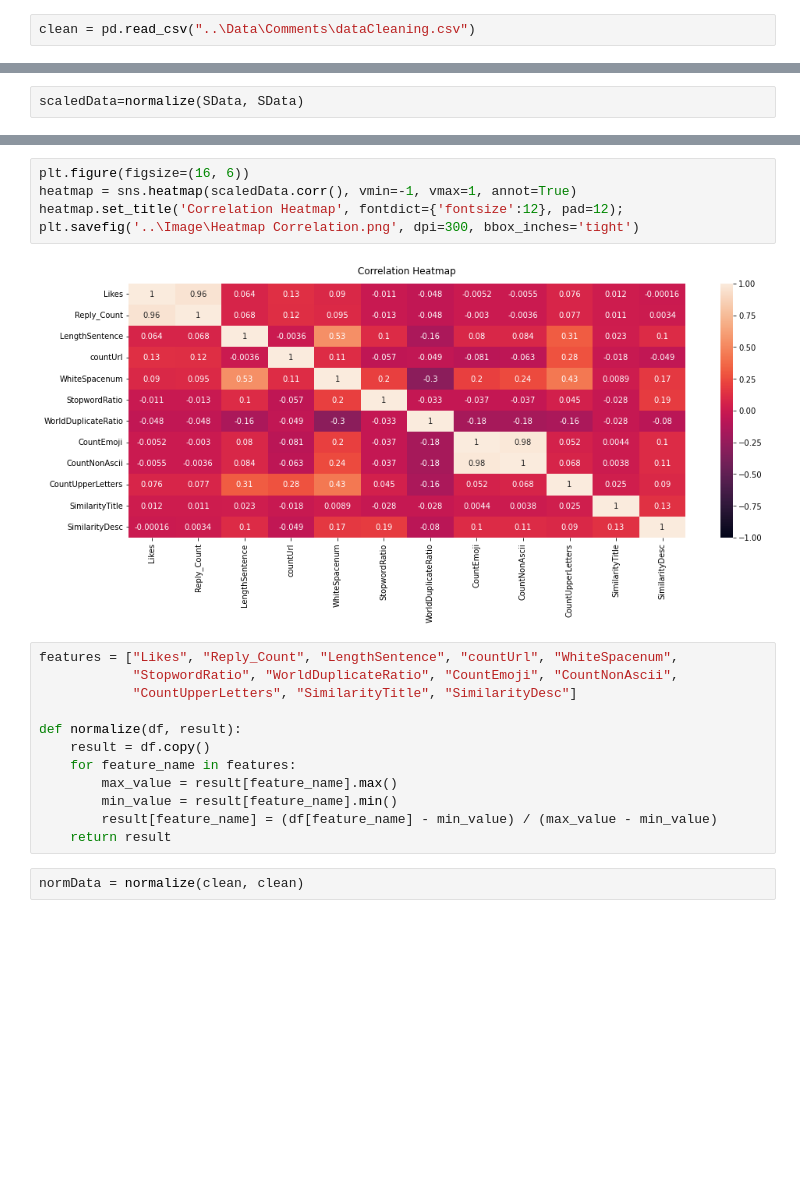
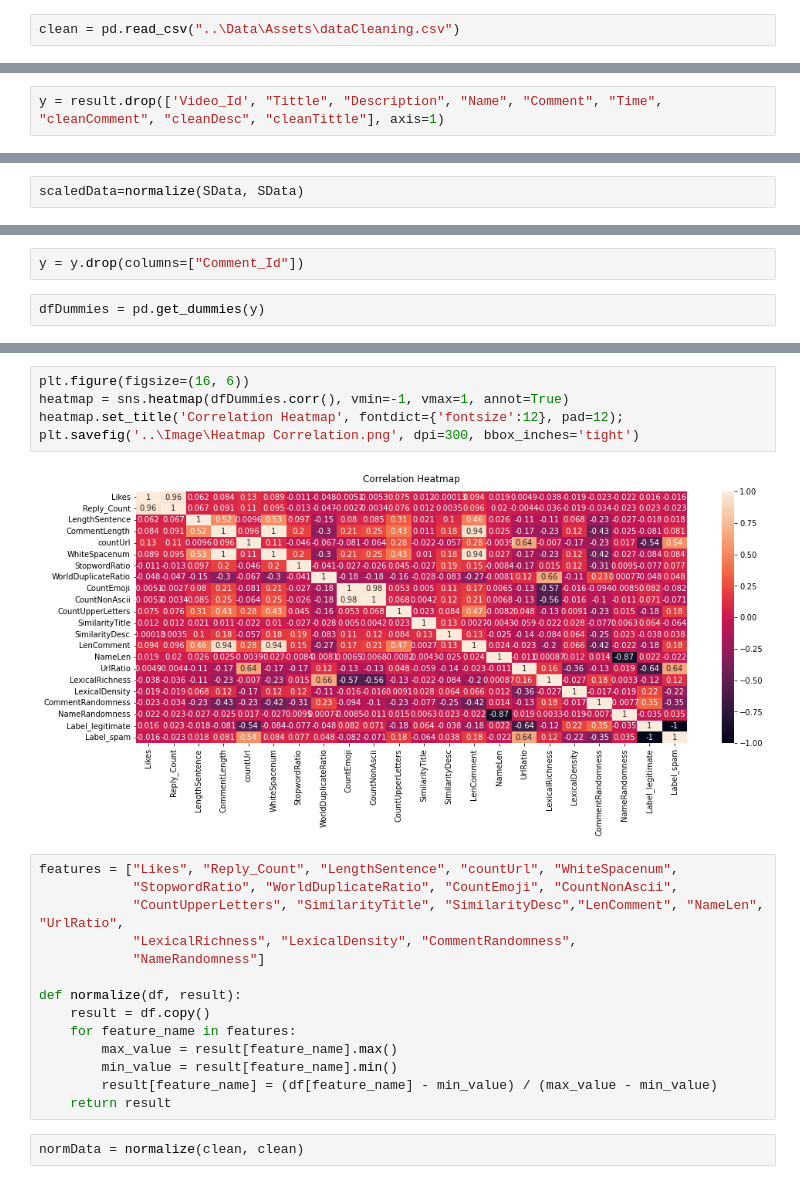
Before and after one commit to dewirizki/CommentsDetection, a Jupyter notebook: Code/EDA.ipynb, the cells around one changed output, grey strips where cells are left out. Drawn from its saved outputs; the diff is of its cells as text; blank space fills up the shorter version.

Commit message:
update code + data + EDA

```diff
--- a/Code/EDA.ipynb
+++ b/Code/EDA.ipynb
@@ -194,5 +242,5 @@ fig2.show()
 # %%
-clean = pd.read_csv("..\Data\Comments\dataCleaning.csv")
+clean = pd.read_csv("..\Data\Assets\dataCleaning.csv")
 # %%
 clean.sample()
 # %% [output]
@@ -256,5 +307,7 @@ Index(['Video_Id', 'Tittle', 'Description', 'Name', 'Comment', 'Comment_Id',
       dtype='object')
 # %%
 VData =result.drop(['Video_Id', "Tittle", "Description", "Name", "Comment", "Time", "cleanComment", "cleanDesc", "cleanTittle"], axis=1)
+# %%
+y = result.drop(['Video_Id', "Tittle", "Description", "Name", "Comment", "Time", "cleanComment", "cleanDesc", "cleanTittle"], axis=1)
 # %%
 VData = VData.set_index("Comment_Id")
@@ -358,0 +443,4 @@ plt.show()
+# %%
+y = y.drop(columns=["Comment_Id"])
+# %%
+dfDummies = pd.get_dummies(y)
@@ -359,14 +463,16 @@ plt.show()
 # %%
 plt.figure(figsize=(16, 6))
-heatmap = sns.heatmap(scaledData.corr(), vmin=-1, vmax=1, annot=True)
+heatmap = sns.heatmap(dfDummies.corr(), vmin=-1, vmax=1, annot=True)
 heatmap.set_title('Correlation Heatmap', fontdict={'fontsize':12}, pad=12);
 plt.savefig('..\Image\Heatmap Correlation.png', dpi=300, bbox_inches='tight')
 # %% [output]
-[figure, old version]
+[figure, new version]
 # %%
 features = ["Likes", "Reply_Count", "LengthSentence", "countUrl", "WhiteSpacenum",
             "StopwordRatio", "WorldDuplicateRatio", "CountEmoji", "CountNonAscii",
-            "CountUpperLetters", "SimilarityTitle", "SimilarityDesc"]
+            "CountUpperLetters", "SimilarityTitle", "SimilarityDesc","LenComment", "NameLen", "UrlRatio",
+            "LexicalRichness", "LexicalDensity", "CommentRandomness",
+            "NameRandomness"]
 
 def normalize(df, result):
     result = df.copy()
```
Also changed, not shown: parts of 24 cells of this notebook, 9 other files.
